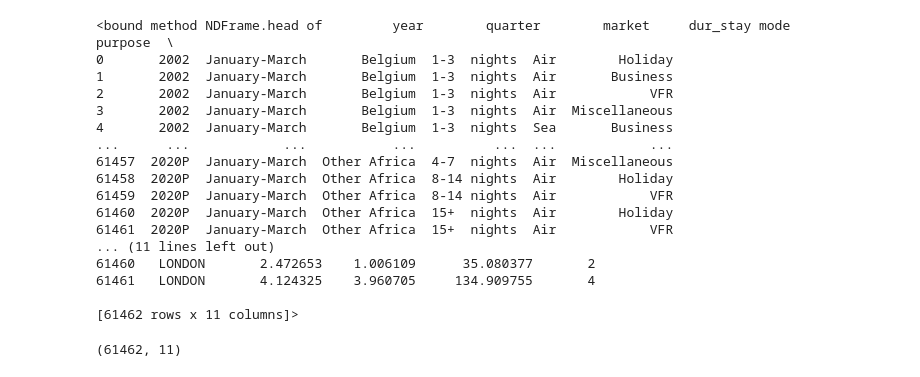
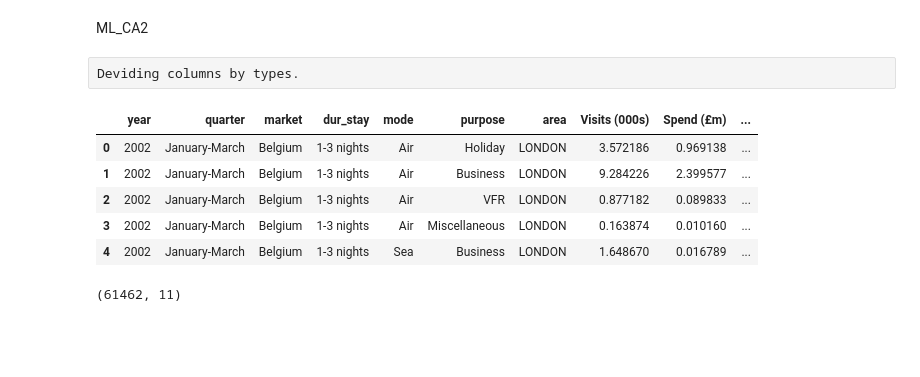
Before and after one commit to VSHellkite/ML_CA_2_2021417, a Jupyter notebook: ML_CA2_2021417.ipynb, the cells around one changed output. Cells and saved outputs as stored; diff of their text form; code cells hidden in the pictures; blank space fills up the shorter version.

```diff
--- a/ML_CA2_2021417.ipynb
+++ b/ML_CA2_2021417.ipynb
@@ -1,3 +1,5 @@
+# %% [markdown]
+ML_CA2
 # %%
 import pandas as pd
 import numpy as np
@@ -25,3 +35,5 @@ df = pd.read_csv(
+# %% [raw]
+Deviding columns by types.
 # %%
 numeric_columns = [
     "Visits (000s)",
@@ -38,25 +50,14 @@ categorical_columns = [
     "area"
 ]
 # %%
-df.head
+df.head()
 # %% [output]
-<bound method NDFrame.head of         year        quarter        market     dur_stay mode        purpose  \
-0       2002  January-March       Belgium  1-3  nights  Air        Holiday
-1       2002  January-March       Belgium  1-3  nights  Air       Business
-2       2002  January-March       Belgium  1-3  nights  Air            VFR
-3       2002  January-March       Belgium  1-3  nights  Air  Miscellaneous
-4       2002  January-March       Belgium  1-3  nights  Sea       Business
-...      ...            ...           ...          ...  ...            ...
-61457  2020P  January-March  Other Africa  4-7  nights  Air  Miscellaneous
-61458  2020P  January-March  Other Africa  8-14 nights  Air        Holiday
-61459  2020P  January-March  Other Africa  8-14 nights  Air            VFR
-61460  2020P  January-March  Other Africa  15+  nights  Air        Holiday
-61461  2020P  January-March  Other Africa  15+  nights  Air            VFR
-... (11 lines left out)
-61460   LONDON       2.472653    1.006109      35.080377       2
-61461   LONDON       4.124325    3.960705     134.909755       4
-
-[61462 rows x 11 columns]>
+|  | year | quarter | market | dur_stay | mode | purpose | area | Visits (000s) | Spend (£m) | ... |
+| 0 | 2002 | January-March | Belgium | 1-3 nights | Air | Holiday | LONDON | 3.572186 | 0.969138 | ... |
+| 1 | 2002 | January-March | Belgium | 1-3 nights | Air | Business | LONDON | 9.284226 | 2.399577 | ... |
+| 2 | 2002 | January-March | Belgium | 1-3 nights | Air | VFR | LONDON | 0.877182 | 0.089833 | ... |
+| 3 | 2002 | January-March | Belgium | 1-3 nights | Air | Miscellaneous | LONDON | 0.163874 | 0.010160 | ... |
+| 4 | 2002 | January-March | Belgium | 1-3 nights | Sea | Business | LONDON | 1.648670 | 0.016789 | ... |
 # %%
 df.shape
 # %% [output]
```
Also changed, not shown: parts of 30 cells of this notebook.
